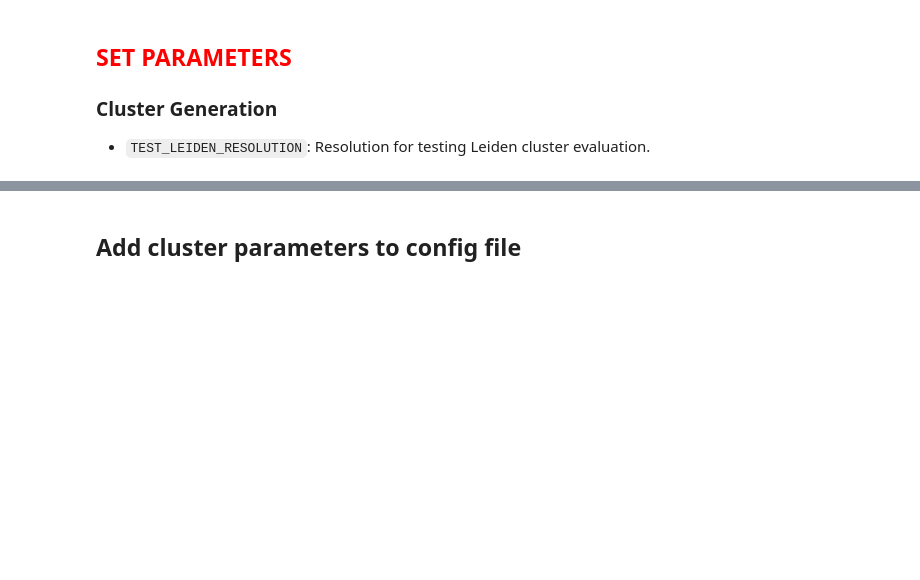
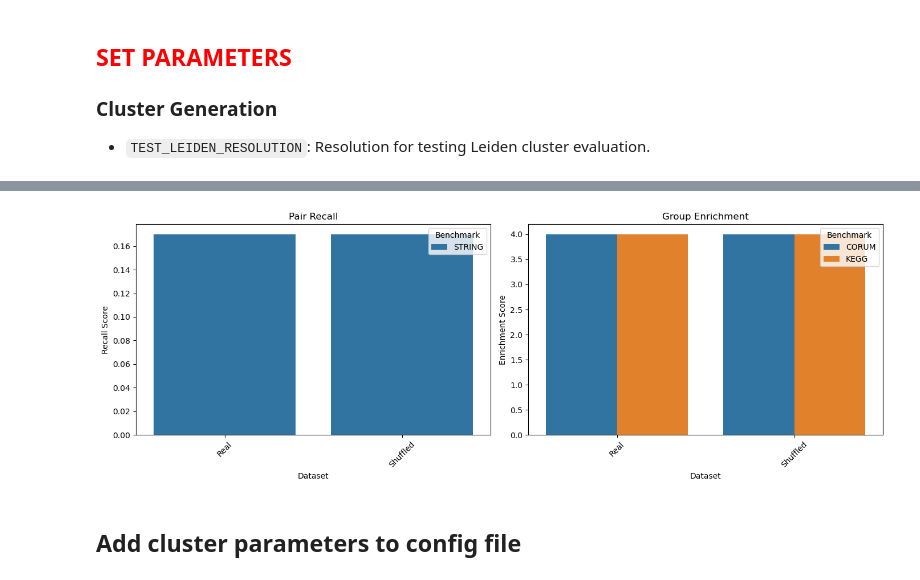
Before and after one commit to cheeseman-lab/brieflow-analysis, a Jupyter notebook: analysis/9.configure_cluster_params.ipynb, the cells around one changed output, grey strips where cells are left out. Saved outputs shown, nothing was run; the diff lists cells and outputs as text; code cells hidden in the pictures; blank space fills up the shorter version.

```diff
--- a/analysis/9.configure_cluster_params.ipynb
+++ b/analysis/9.configure_cluster_params.ipynb
@@ -265,12 +283,13 @@ clusters_fig = plot_phate_leiden_clusters(
 # %%
-phate_leiden_clustering_shuffled = phate_leiden_pipeline(
-    shuffled_aggregated_data,
-    resolution=TEST_LEIDEN_RESOLUTION,
-)
+# phate_leiden_clustering_shuffled = phate_leiden_pipeline(
+#     shuffled_aggregated_data,
+#     TEST_LEIDEN_RESOLUTION,
+#     PHATE_DISTANCE_METRIC
+# )
 
 cluster_datasets = {
-    "Real Phate Leiden Clustering": phate_leiden_clustering,
-    "Shuffled Phate Leiden Clustering": phate_leiden_clustering_shuffled,
+    "Real": phate_leiden_clustering,
+    "Shuffled": phate_leiden_clustering_shuffled,
 }
 
 pair_recall_benchmarks = {
@@ -281,6 +300,10 @@ group_enrichment_benchmarks = {
     "CORUM": corum_group_benchmark,
     "KEGG": kegg_group_benchmark,
 }
+
+import pandas as pd
+import seaborn as sns
+import matplotlib.pyplot as plt
 
 def plot_benchmark_results(cluster_datasets, pair_recall_benchmarks, group_enrichment_benchmarks):
     """Plot benchmark results for pair recall and group enrichment across clustering datasets.
@@ -292,55 +315,74 @@ def plot_benchmark_results(cluster_datasets, pair_recall_benchmarks, group_enric
 
     Returns:
         matplotlib.figure.Figure: Figure with benchmark bar plots.
     """
-    fig, (ax1, ax2) = plt.subplots(1, 2, figsize=(12, 5), sharey=False)
-
-    # Plot pair recall
+    # Collect data
+    pair_data = []
     for benchmark_name, benchmark_df in pair_recall_benchmarks.items():
-        values = []
-        labels = []
         for dataset_name, cluster_df in cluster_datasets.items():
             # score = calculate_pair_recall(
             #     benchmark_df,
             #     cluster_df,
             #     perturbation_col_name=PERTURBATION_NAME_COL,
             #     control_key=CONTROL_KEY,
             # )
-            score = 0.17 # TODO: use real
-            values.append(score)
-            labels.append(f"{dataset_name}")
-    ax1.bar(labels, values)
-    ax1.set_title("Pair Recall")
-    ax1.set_ylabel("Recall Score")
-    ax1.set_xticklabels(labels, rotation=45, ha="right")
+            score = 0.17  # TODO: use calculate_pair_recall
+            pair_data.append({
+                "Score": score,
+                "Dataset": dataset_name,
+                "Benchmark": benchmark_name,
+                "Type": "Pair Recall"
+            })
 
-    # Plot group enrichment
+    group_data = []
     for benchmark_name, benchmark_df in group_enrichment_benchmarks.items():
-        values = []
-        labels = []
         for dataset_name, cluster_df in cluster_datasets.items():
             # score = calculate_group_enrichment(
             #     benchmark_df,
             #     cluster_df,
             #     perturbation_col_name=PERTURBATION_NAME_COL,
             #     control_key=CONTROL_KEY,
             # )
-            score = 4 # TODO: use real
-            values.append(score)
-            labels.append(f"{dataset_name}")
-    ax2.bar(labels, values)
-    ax2.set_title("Group Enrichment")
-    ax2.set_ylabel("Enrichment Score")
-    ax2.set_xticklabels(labels, rotation=45, ha="right")
+            score = 4  # TODO: use calculate_group_enrichment
+            group_data.append({
+                "Score": score,
+                "Dataset": dataset_name,
+                "Benchmark": benchmark_name,
+                "Type": "Group Enrichment"
+            })
+
+    df = pd.DataFrame(pair_data + group_data)
+
+    # Plot using seaborn
+    fig, axes = plt.subplots(1, 2, figsize=(14, 5), sharey=False)
+
+    sns.barplot(
+        data=df[df["Type"] == "Pair Recall"],
+        x="Dataset", y="Score", hue="Benchmark", ax=axes[0]
+    )
+    axes[0].set_title("Pair Recall")
+    axes[0].set_ylabel("Recall Score")
+    axes[0].tick_params(axis='x', rotation=45)
+
+    sns.barplot(
+        data=df[df["Type"] == "Group Enrichment"],
+        x="Dataset", y="Score", hue="Benchmark", ax=axes[1]
+    )
+    axes[1].set_title("Group Enrichment")
+    axes[1].set_ylabel("Enrichment Score")
+    axes[1].tick_params(axis='x', rotation=45)
 
     fig.tight_layout()
     return fig
+
 
 benchmark_results_fig = plot_benchmark_results(
     cluster_datasets,
     pair_recall_benchmarks,
     group_enrichment_benchmarks,
 )
+# %% [output]
+[figure, added]
 # %% [markdown]
 ## Add cluster parameters to config file
 # %%
```
Also changed, not shown: parts of 2 cells of this notebook.
